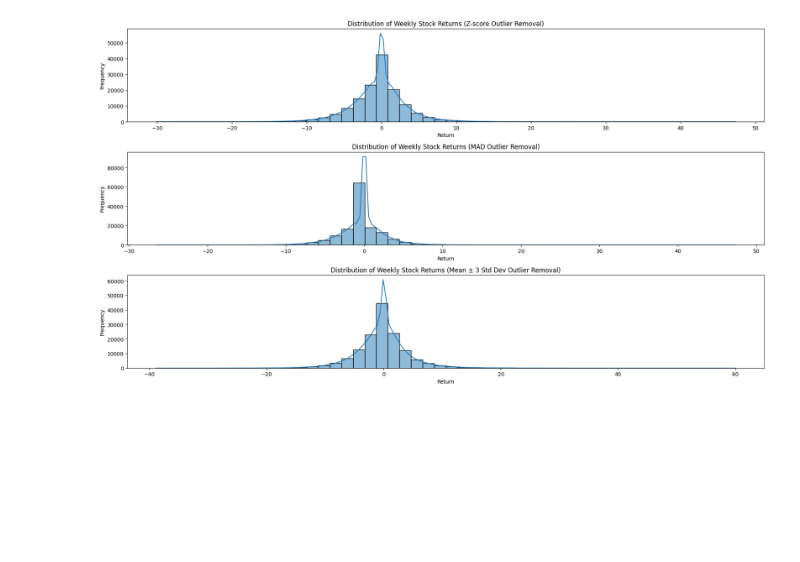
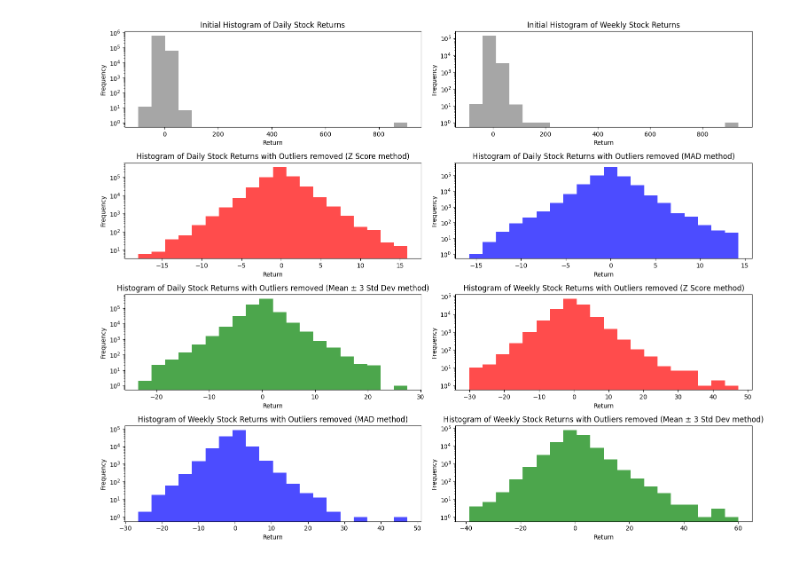
Before and after one commit to balmeru/Stock-Returns-Analysis, a Jupyter notebook: 1984.ipynb, the cells around one changed output. Cells and saved outputs as stored; diff of their text form; code cells hidden in the pictures; blank space fills up the shorter version.

```diff
--- a/1984.ipynb
+++ b/1984.ipynb
@@ -105,6 +105,21 @@ weekly_mad_stats = weekly_pivot_df_mad.stack().describe()
 weekly_z_scores_stats = weekly_pivot_df_z_scores.stack().describe()
 weekly_initial_stats = weekly_pivot_df_initial.stack().describe()
 
+daily_returns_with_mean_stats = outliers_removed_df_mean.stack().describe()
+daily_returns_with_mad_stats = outliers_removed_df_mad.stack().describe()
+daily_returns_with_z_scores_stats = outliers_removed_df_z_scores.stack().describe()
+initial_daily_stats = pivot_df.stack().describe()
+
+# Print statistics for each method
+print("Z-score Outlier Removal Statistics:")
+print(daily_returns_with_z_scores_stats)
+print("\nMAD Outlier Removal Statistics:")
+print(daily_returns_with_mad_stats)
+print("\nMean ± 3 Standard Deviations Outlier Removal Statistics:")
+print(daily_returns_with_mean_stats)
+print("\nInitial Daily Return Statistics:")
+print(initial_daily_stats)
+
 # Print statistics for each method
 print("Z-score Outlier Removal Weekly Statistics:")
 print(weekly_z_scores_stats)
@@ -122,27 +137,70 @@ print("Z-score:", weekly_z_scores_stats['count'])
 print("MAD:", weekly_mad_stats['count'])
 print("Mean ± 3 Std Dev:", weekly_mean_stats['count'])
 
-# Plot histograms of the weekly returns
-plt.figure(figsize=(18, 10))
+# Plot initial histograms for daily and weekly returns
+plt.figure(figsize=(15, 12))
 
-# Histogram for Z-score outlier removal
-plt.subplot(3, 1, 1)
-sns.histplot(weekly_pivot_df_z_scores.stack(), bins=50, kde=True)
-plt.title('Distribution of Weekly Stock Returns (Z-score Outlier Removal)')
+# Initial Daily Returns
+plt.subplot(4, 2, 1)
+plt.hist(pivot_df.stack().dropna(), bins=20, color='gray', alpha=0.7)
+plt.yscale('log')
+plt.title('Initial Histogram of Daily Stock Returns')
 plt.xlabel('Return')
 plt.ylabel('Frequency')
 
-# Histogram for MAD outlier removal
-plt.subplot(3, 1, 2)
-sns.histplot(weekly_pivot_df_mad.stack(), bins=50, kde=True)
-plt.title('Distribution of Weekly Stock Returns (MAD Outlier Removal)')
+# Initial Weekly Returns
+plt.subplot(4, 2, 2)
+plt.hist(weekly_pivot_df_initial.stack().dropna(), bins=20, color='gray', alpha=0.7)
+plt.yscale('log')
+plt.title('Initial Histogram of Weekly Stock Returns')
 plt.xlabel('Return')
 plt.ylabel('Frequency')
 
-# Histogram for Mean ± 3 standard deviations outlier removal
-plt.subplot(3, 1, 3)
-sns.histplot(weekly_pivot_df_mean.stack(), bins=50, kde=True)
-plt.title('Distribution of Weekly Stock Returns (Mean ± 3 Std Dev Outlier Removal)')
+# Z-score method
+plt.subplot(4, 2, 3)
+plt.hist(outliers_removed_df_z_scores.stack().dropna(), bins=20, color='red', alpha=0.7)
+plt.yscale('log')
+plt.title('Histogram of Daily Stock Returns with Outliers removed (Z Score method)')
+plt.xlabel('Return')
+plt.ylabel('Frequency')
+
+# MAD method
+plt.subplot(4, 2, 4)
+plt.hist(outliers_removed_df_mad.stack().dropna(), bins=20, color='blue', alpha=0.7)
+plt.yscale('log')
+plt.title('Histogram of Daily Stock Returns with Outliers removed (MAD method)')
+plt.xlabel('Return')
+plt.ylabel('Frequency')
+
+# Mean ± 3 standard deviations method
+plt.subplot(4, 2, 5)
+plt.hist(outliers_removed_df_mean.stack().dropna(), bins=20, color='green', alpha=0.7)
+plt.yscale('log')
+plt.title('Histogram of Daily Stock Returns with Outliers removed (Mean ± 3 Std Dev method)')
+plt.xlabel('Return')
+plt.ylabel('Frequency')
+
+# Z-score method for weekly returns
+plt.subplot(4, 2, 6)
+plt.hist(weekly_pivot_df_z_scores.stack().dropna(), bins=20, color='red', alpha=0.7)
+plt.yscale('log')
+plt.title('Histogram of Weekly Stock Returns with Outliers removed (Z Score method)')
+plt.xlabel('Return')
+plt.ylabel('Frequency')
+
+# MAD method for weekly returns
+plt.subplot(4, 2, 7)
+plt.hist(weekly_pivot_df_mad.stack().dropna(), bins=20, color='blue', alpha=0.7)
+plt.yscale('log')
+plt.title('Histogram of Weekly Stock Returns with Outliers removed (MAD method)')
+plt.xlabel('Return')
+plt.ylabel('Frequency')
+
+# Mean ± 3 standard deviations method for weekly returns
+plt.subplot(4, 2, 8)
+plt.hist(weekly_pivot_df_mean.stack().dropna(), bins=20, color='green', alpha=0.7)
+plt.yscale('log')
+plt.title('Histogram of Weekly Stock Returns with Outliers removed (Mean ± 3 Std Dev method)')
 plt.xlabel('Return')
 plt.ylabel('Frequency')
 
@@ -165,5 +223,5 @@ MAD Outlier Removal Weekly Statistics:
 Initial: 143363.0
 Z-score: 143312.0
 MAD: 142450.0
 Mean ± 3 Std Dev: 143357.0
-[figure, old version]
+[figure, new version]
```
Also changed, not shown: parts of 2 cells of this notebook.
